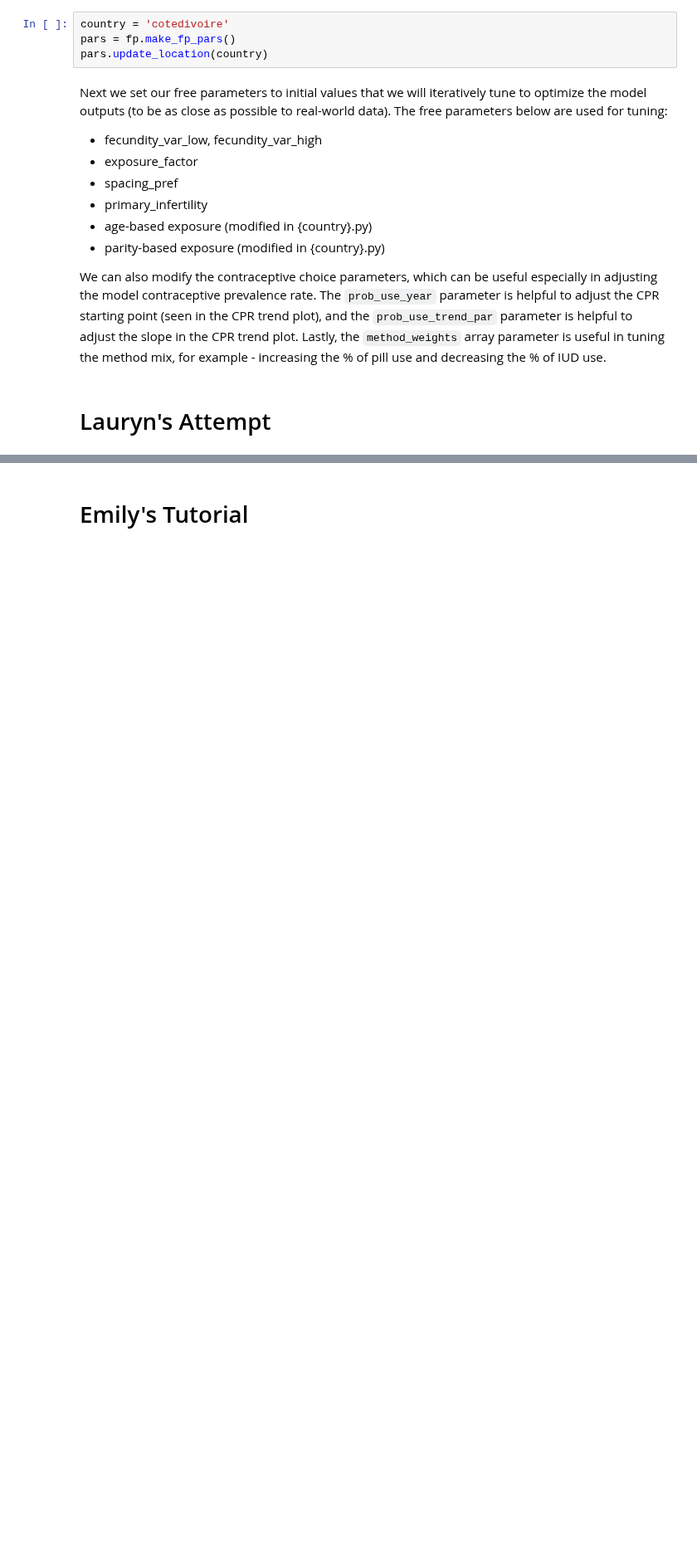
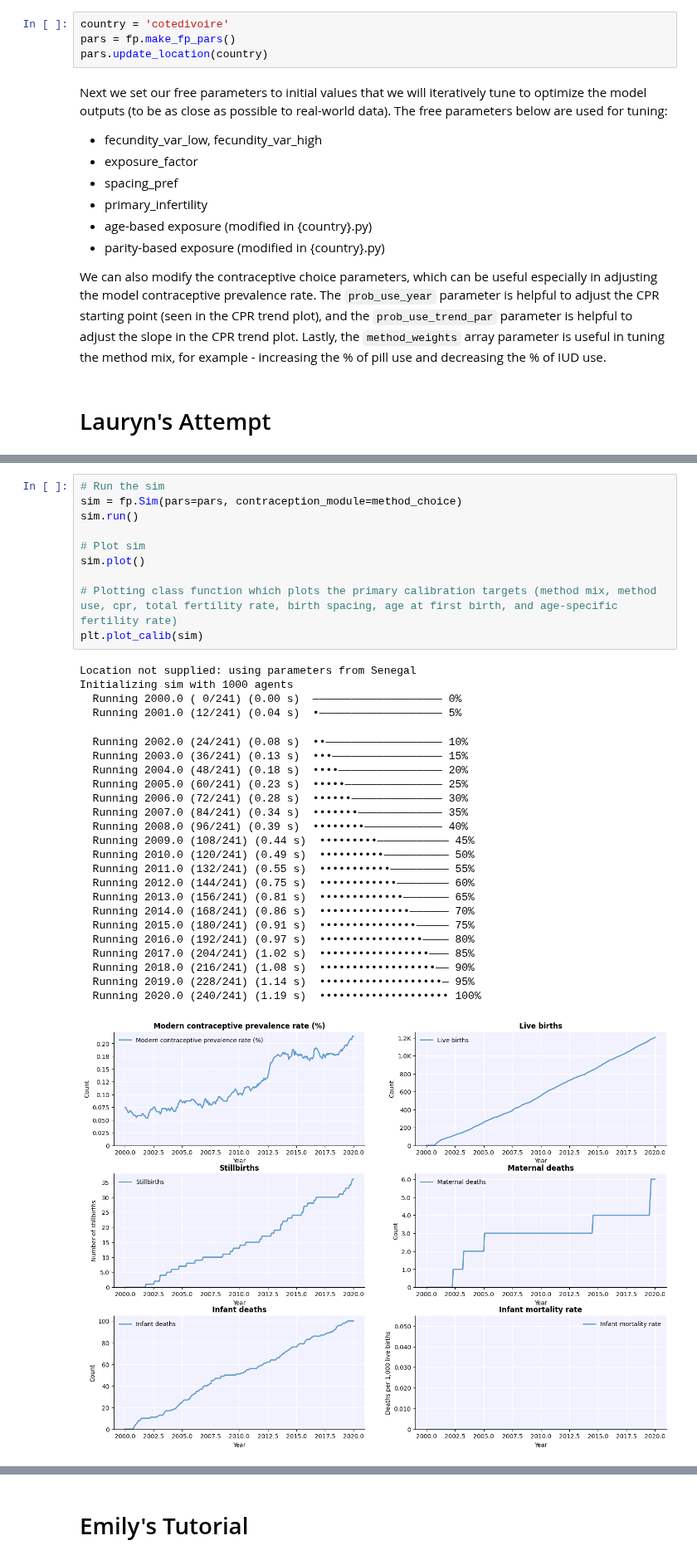
Before and after one commit to fpsim/fpsim, a Jupyter notebook: docs/tutorials/T6_calibration_cotedivoire.ipynb, the cells around one changed output, grey strips where cells are left out. Shown at 83% size. Cells and saved outputs as stored; diff of their text form; blank space fills up the shorter version.

Commit message:
Updated tutorial calibration files for cotedivoire and niger

```diff
--- a/docs/tutorials/T6_calibration_cotedivoire.ipynb
+++ b/docs/tutorials/T6_calibration_cotedivoire.ipynb
@@ -117 +118,36 @@ cm_pars = dict(
 method_choice = fp.SimpleChoice(pars=cm_pars, location=country)     # The contraceptive choice module used (see methods.py for more documentation). We can select RandomChoice, SimpleChoice, or StandardChoice (StandardChoice is selected by default).
+# %%
+# Run the sim
+sim = fp.Sim(pars=pars, contraception_module=method_choice)
+sim.run()
+
+# Plot sim
+sim.plot()
+
+# Plotting class function which plots the primary calibration targets (method mix, method use, cpr, total fertility rate, birth spacing, age at first birth, and age-specific fertility rate)
+plt.plot_calib(sim)
+# %% [output]
+Location not supplied: using parameters from Senegal
+Initializing sim with 1000 agents
+  Running 2000.0 ( 0/241) (0.00 s)  ———————————————————— 0%
+  Running 2001.0 (12/241) (0.04 s)  •——————————————————— 5%
+  Running 2002.0 (24/241) (0.08 s)  ••—————————————————— 10%
+  Running 2003.0 (36/241) (0.13 s)  •••————————————————— 15%
+  Running 2004.0 (48/241) (0.18 s)  ••••———————————————— 20%
+  Running 2005.0 (60/241) (0.23 s)  •••••——————————————— 25%
+  Running 2006.0 (72/241) (0.28 s)  ••••••—————————————— 30%
+  Running 2007.0 (84/241) (0.34 s)  •••••••————————————— 35%
+  Running 2008.0 (96/241) (0.39 s)  ••••••••———————————— 40%
+  Running 2009.0 (108/241) (0.44 s)  •••••••••——————————— 45%
+  Running 2010.0 (120/241) (0.49 s)  ••••••••••—————————— 50%
+  Running 2011.0 (132/241) (0.55 s)  •••••••••••————————— 55%
+  Running 2012.0 (144/241) (0.75 s)  ••••••••••••———————— 60%
+  Running 2013.0 (156/241) (0.81 s)  •••••••••••••——————— 65%
+  Running 2014.0 (168/241) (0.86 s)  ••••••••••••••—————— 70%
+  Running 2015.0 (180/241) (0.91 s)  •••••••••••••••————— 75%
+  Running 2016.0 (192/241) (0.97 s)  ••••••••••••••••———— 80%
+  Running 2017.0 (204/241) (1.02 s)  •••••••••••••••••——— 85%
+  Running 2018.0 (216/241) (1.08 s)  ••••••••••••••••••—— 90%
+  Running 2019.0 (228/241) (1.14 s)  •••••••••••••••••••— 95%
+  Running 2020.0 (240/241) (1.19 s)  •••••••••••••••••••• 100%
+[figure, added]
```
Also changed, not shown: parts of 3 cells of this notebook, 1 other file.
